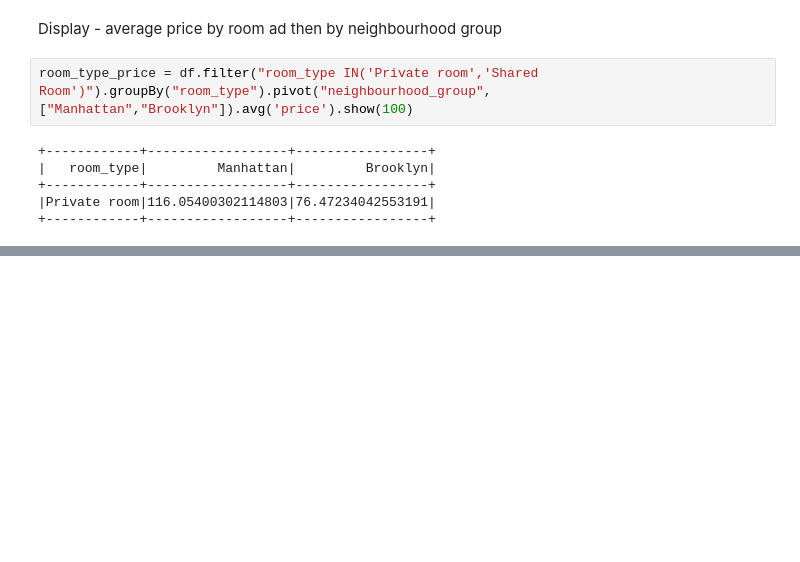
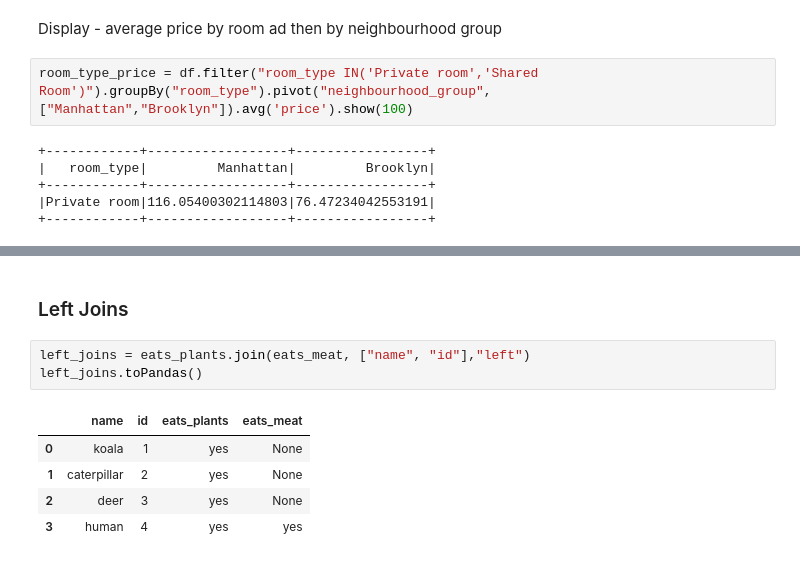
Before and after one commit to citysiva180/PySpark_Exclusive_Learning, a Jupyter notebook: PySpark_Essentials_by_LAYLA.ipynb, the cells around one changed output, grey strips where cells are left out. Cells and saved outputs as stored; diff of their text form; blank space fills up the shorter version.

```diff
--- a/PySpark_Essentials_by_LAYLA.ipynb
+++ b/PySpark_Essentials_by_LAYLA.ipynb
@@ -2287,0 +2358,11 @@ room_type_price = df.filter("room_type IN('Private room','Shared Room')").groupB
+# %% [markdown]
+### Left Joins
+# %%
+left_joins = eats_plants.join(eats_meat, ["name", "id"],"left")
+left_joins.toPandas()
+# %% [output]
+|  | name | id | eats_plants | eats_meat |
+| 0 | koala | 1 | yes | None |
+| 1 | caterpillar | 2 | yes | None |
+| 2 | deer | 3 | yes | None |
+| 3 | human | 4 | yes | yes |
```
Also changed, not shown: parts of 23 cells of this notebook.
